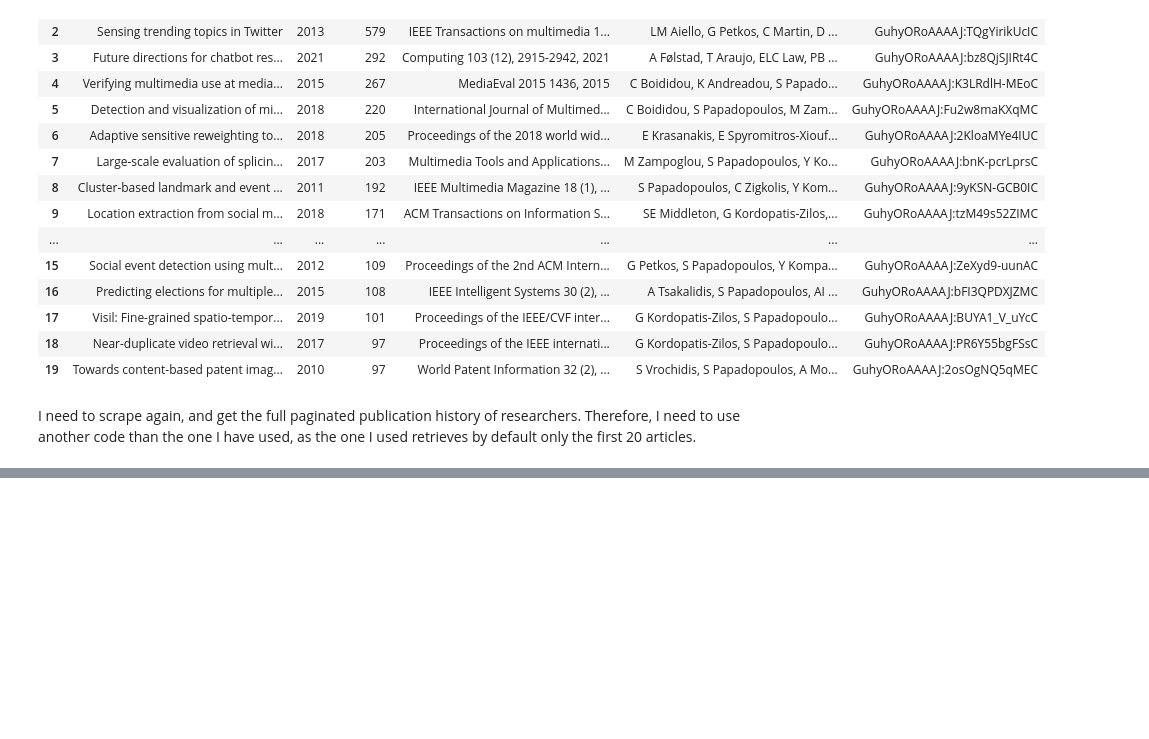
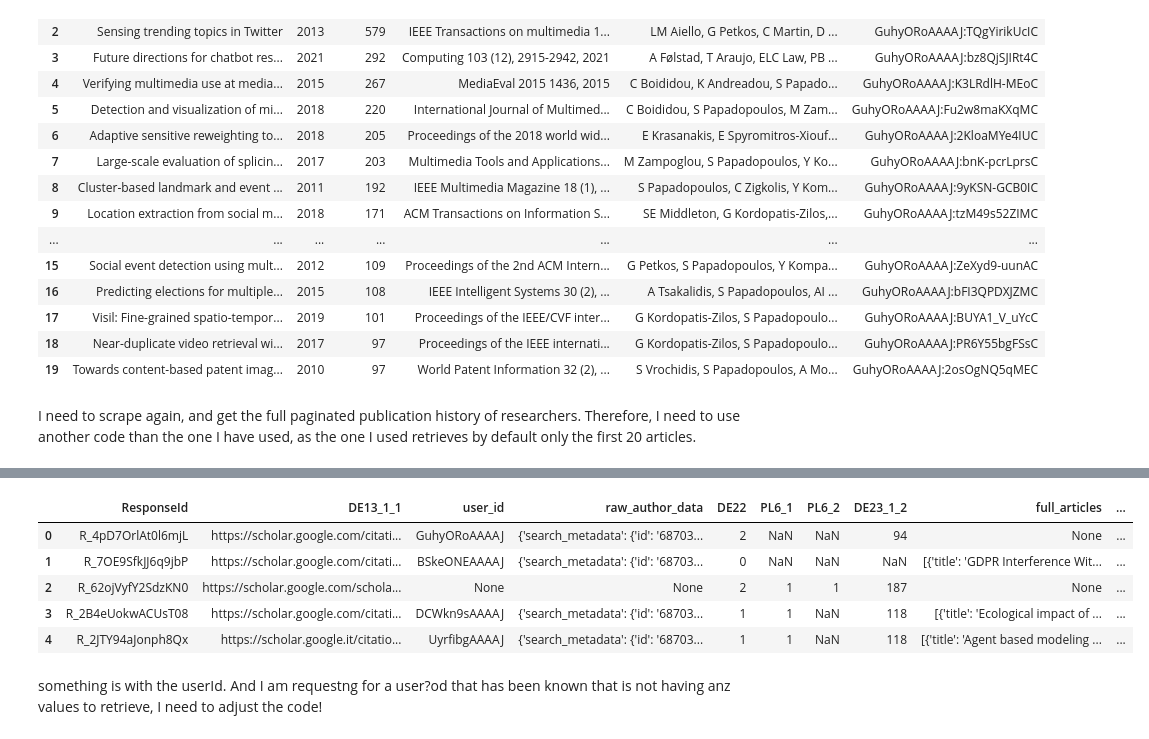
Before and after one commit to Ppandda/parenthood, a Jupyter notebook: parenthood_europe/notebooks/H1/get_data/getting_temporal_data.ipynb, the cells around one changed output, grey strips where cells are left out. Cells and saved outputs as stored; diff of their text form; code cells hidden in the pictures; blank space fills up the shorter version.

```diff
--- a/parenthood_europe/notebooks/H1/get_data/getting_temporal_data.ipynb
+++ b/parenthood_europe/notebooks/H1/get_data/getting_temporal_data.ipynb
@@ -1293,0 +1319,2 @@ Lisette Key: bfd2f4c34b6645eaba0883182202432a915fabee41f37b42d7f6e7140f4e7697
+# %%
+api_key = load_api_key()
@@ -1293,0 +1472,3 @@ Lisette Key: bfd2f4c34b6645eaba0883182202432a915fabee41f37b42d7f6e7140f4e7697
+# %%
+def is_missing(val):
+    return val is None or (isinstance(val, float) and pd.isna(val)) or (isinstance(val,(dict, list))and len(val) == 0)
@@ -1293,0 +1581,9 @@ Lisette Key: bfd2f4c34b6645eaba0883182202432a915fabee41f37b42d7f6e7140f4e7697
+# %%
+gs_df.head(5)
+# %% [output]
+|  | ResponseId | DE13_1_1 | user_id | raw_author_data | DE22 | PL6_1 | PL6_2 | DE23_1_2 | full_articles | ... |
+| 0 | R_4pD7OrlAt0l6mjL | https://scholar.google.com/citati... | GuhyORoAAAAJ | {'search_metadata': {'id': '68703... | 2 | NaN | NaN | 94 | None | ... |
+| 1 | R_7OE9SfkJJ6q9jbP | https://scholar.google.com/citati... | BSkeONEAAAAJ | {'search_metadata': {'id': '68703... | 0 | NaN | NaN | NaN | [{'title': 'GDPR Interference Wit... | ... |
+| 2 | R_62ojVyfY2SdzKN0 | https://scholar.google.com/schola... | None | None | 2 | 1 | 1 | 187 | None | ... |
+| 3 | R_2B4eUokwACUsT08 | https://scholar.google.com/citati... | DCWkn9sAAAAJ | {'search_metadata': {'id': '68703... | 1 | 1 | NaN | 118 | [{'title': 'Ecological impact of ... | ... |
+| 4 | R_2JTY94aJonph8Qx | https://scholar.google.it/citatio... | UyrfibgAAAAJ | {'search_metadata': {'id': '68703... | 1 | 1 | NaN | 118 | [{'title': 'Agent based modeling ... | ... |
@@ -1293,0 +1603,2 @@ Lisette Key: bfd2f4c34b6645eaba0883182202432a915fabee41f37b42d7f6e7140f4e7697
+# %% [markdown]
+something is with the userId. And I am requestng for a user?od that has been known that is not having anz values to retrieve, I need to adjust the code!
```
Also changed, not shown: parts of 40 cells of this notebook, 7 other files.
